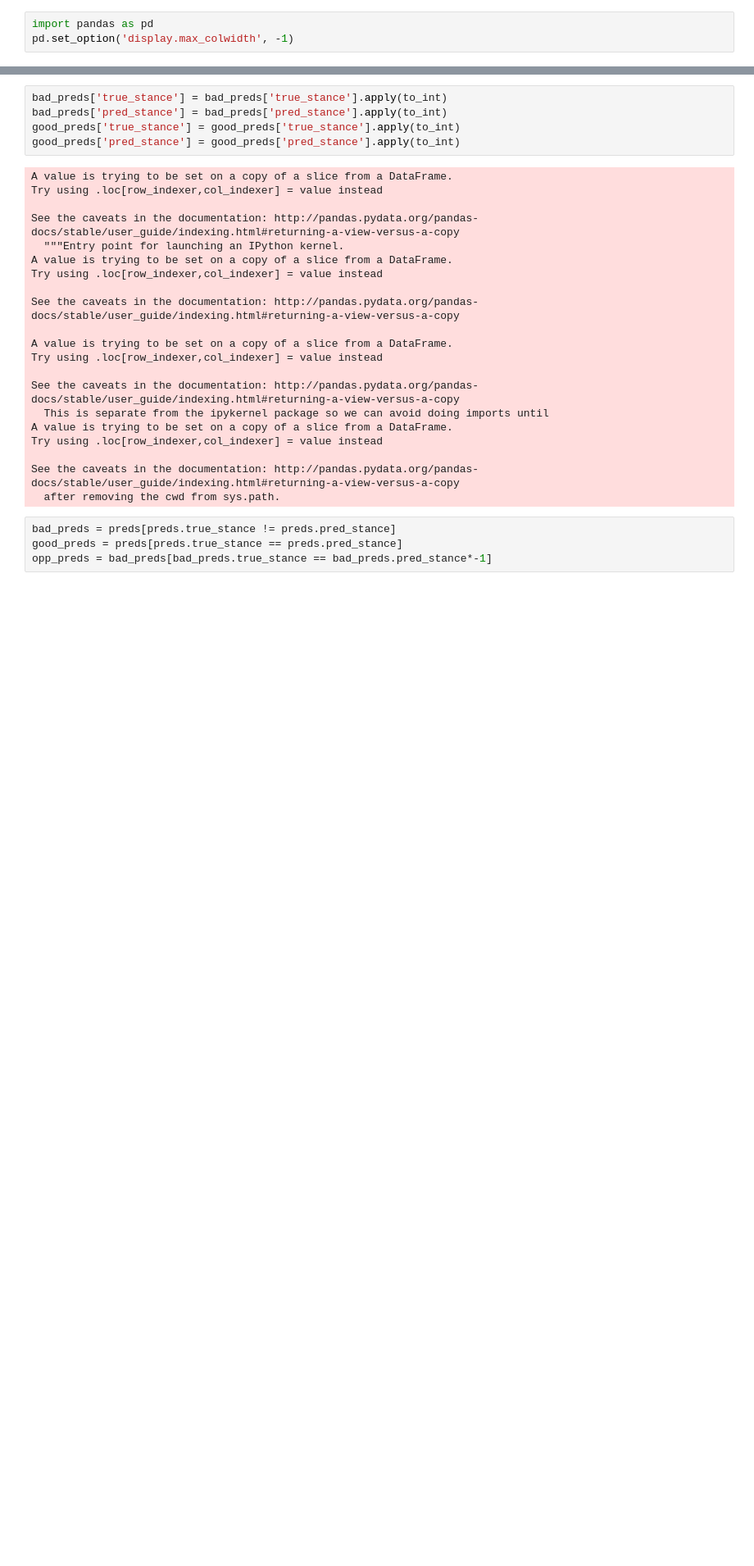
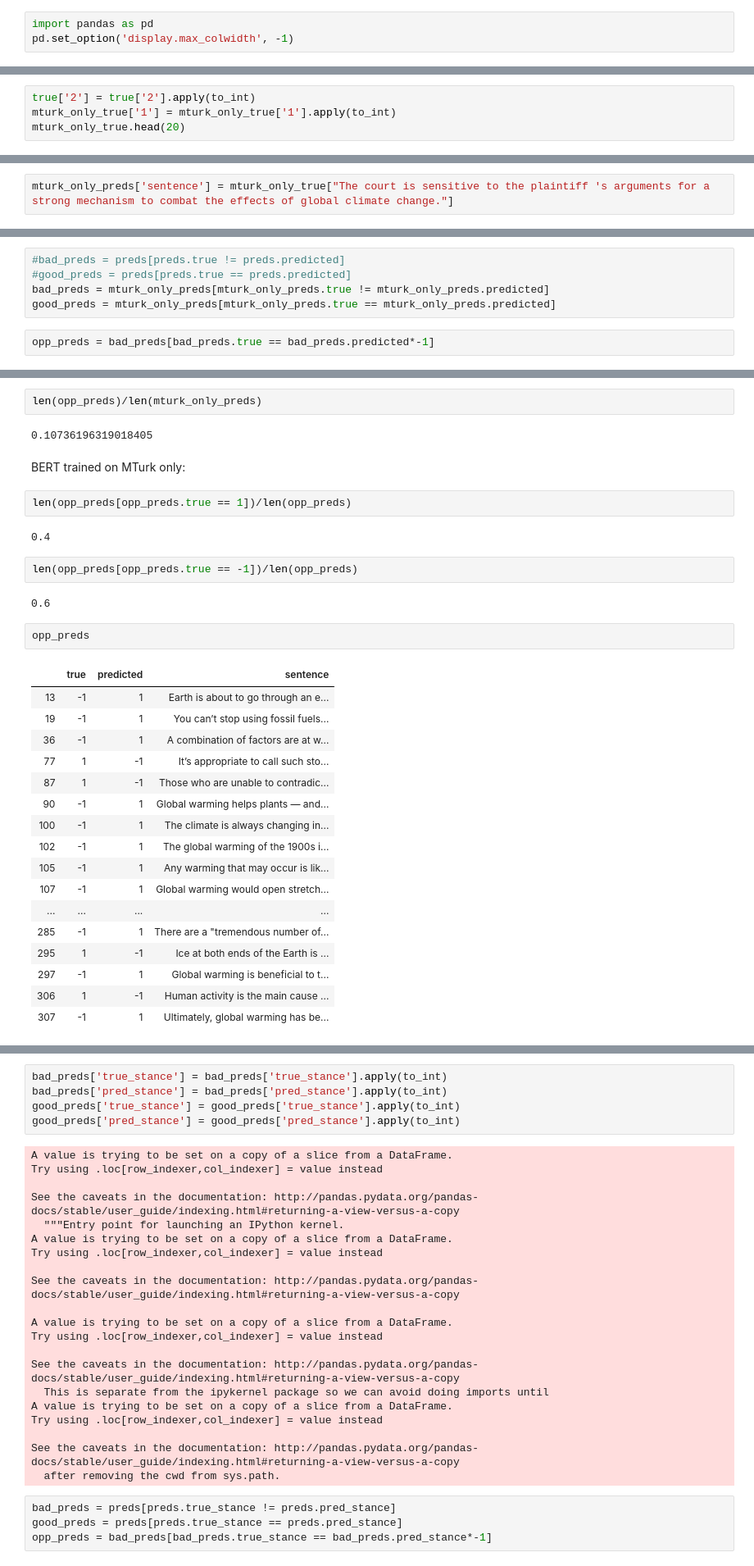
Before and after one commit to yiweiluo/GWStance, a Jupyter notebook: cc_stance/tweet-stance-prediction/Error_analysis.ipynb, the cells around one changed output, grey strips where cells are left out. Shown at 82% size. Cells and saved outputs as stored; diff of their text form; blank space fills up the shorter version.

```diff
--- a/cc_stance/tweet-stance-prediction/Error_analysis.ipynb
+++ b/cc_stance/tweet-stance-prediction/Error_analysis.ipynb
@@ -26,0 +71,4 @@ preds.shape
+# %%
+true['2'] = true['2'].apply(to_int)
+mturk_only_true['1'] = mturk_only_true['1'].apply(to_int)
+mturk_only_true.head(20)
@@ -26,0 +118,2 @@ preds.shape
+# %%
+mturk_only_preds['sentence'] = mturk_only_true["The court is sensitive to the plaintiff 's arguments for a strong mechanism to combat the effects of global climate change."]
@@ -26,0 +135,7 @@ preds.shape
+# %%
+#bad_preds = preds[preds.true != preds.predicted]
+#good_preds = preds[preds.true == preds.predicted]
+bad_preds = mturk_only_preds[mturk_only_preds.true != mturk_only_preds.predicted]
+good_preds = mturk_only_preds[mturk_only_preds.true == mturk_only_preds.predicted]
+# %%
+opp_preds = bad_preds[bad_preds.true == bad_preds.predicted*-1]
@@ -26,0 +154,34 @@ preds.shape
+# %%
+len(opp_preds)/len(mturk_only_preds)
+# %% [output]
+0.10736196319018405
+# %% [markdown]
+BERT trained on MTurk only:
+# %%
+len(opp_preds[opp_preds.true == 1])/len(opp_preds)
+# %% [output]
+0.4
+# %%
+len(opp_preds[opp_preds.true == -1])/len(opp_preds)
+# %% [output]
+0.6
+# %%
+opp_preds
+# %% [output]
+|  | true | predicted | sentence |
+| 13 | -1 | 1 | Earth is about to go through an e... |
+| 19 | -1 | 1 | You can’t stop using fossil fuels... |
+| 36 | -1 | 1 | A combination of factors are at w... |
+| 77 | 1 | -1 | It’s appropriate to call such sto... |
+| 87 | 1 | -1 | Those who are unable to contradic... |
+| 90 | -1 | 1 | Global warming helps plants — and... |
+| 100 | -1 | 1 | The climate is always changing in... |
+| 102 | -1 | 1 | The global warming of the 1900s i... |
+| 105 | -1 | 1 | Any warming that may occur is lik... |
+| 107 | -1 | 1 | Global warming would open stretch... |
+| ... | ... | ... | ... |
+| 285 | -1 | 1 | There are a "tremendous number of... |
+| 295 | 1 | -1 | Ice at both ends of the Earth is ... |
+| 297 | -1 | 1 | Global warming is beneficial to t... |
+| 306 | 1 | -1 | Human activity is the main cause ... |
+| 307 | -1 | 1 | Ultimately, global warming has be... |
```
Also changed, not shown: parts of 42 cells of this notebook, 16 other files.
